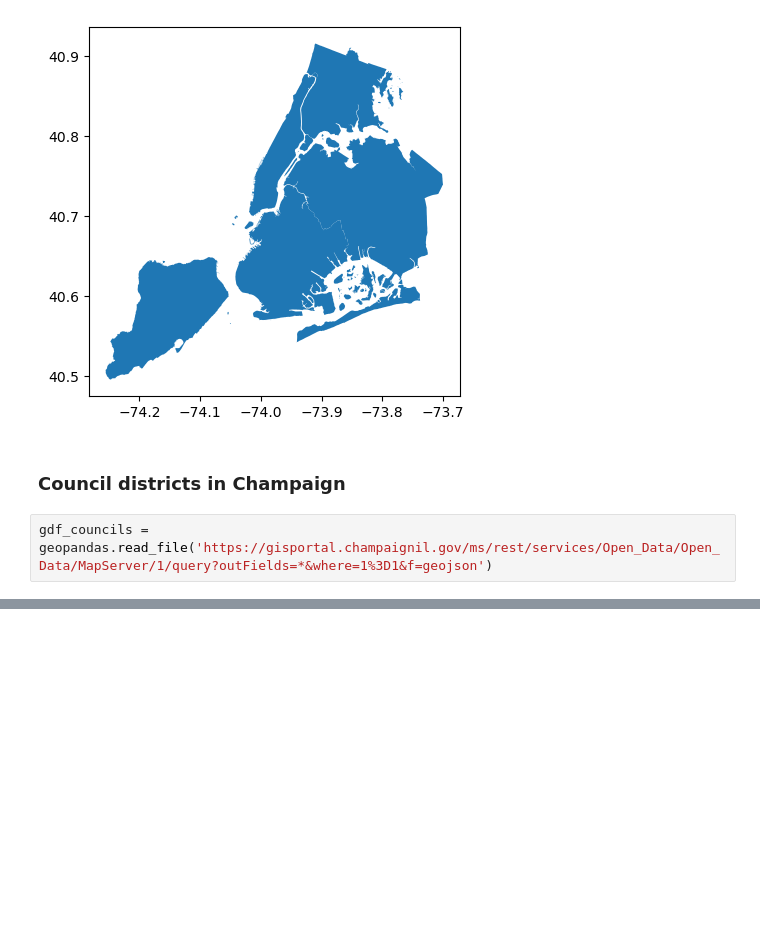
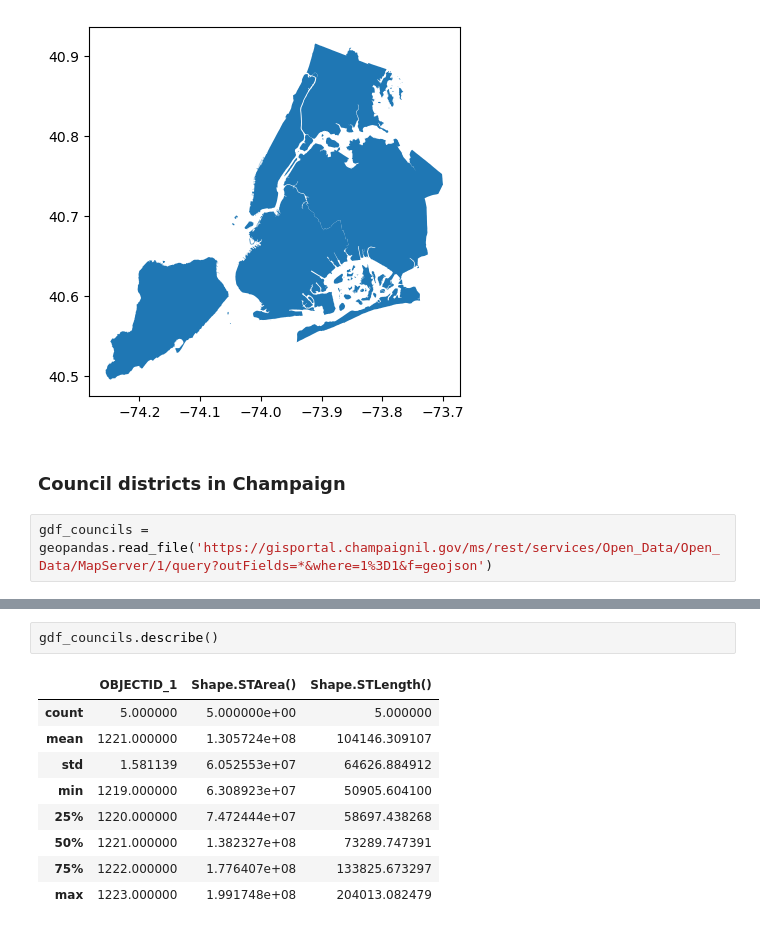
Before and after one commit to UIUC-iSchool-DataViz/is445_obuobg_spring2026, a Jupyter notebook: week07/inClass_week07.ipynb, the cells around one changed output, grey strips where cells are left out. Cells and saved outputs as stored; diff of their text form; blank space fills up the shorter version.

```diff
--- a/week07/inClass_week07.ipynb
+++ b/week07/inClass_week07.ipynb
@@ -163,3 +163,15 @@ gdf_councils
 | 2 | 1221 | 2 | Bob Pollett | 7.472444e+07 | 50905.604100 | POLYGON ((-88.2468 40.11261, -88.... |
 | 3 | 1222 | 5 | Vanna Pianfetti | 1.776407e+08 | 204013.082479 | POLYGON ((-88.31441 40.11698, -88... |
 | 4 | 1223 | 4 | Michael Foellmer | 6.308923e+07 | 58697.438268 | POLYGON ((-88.22877 40.11638, -88... |
+# %%
+gdf_councils.describe()
+# %% [output]
+|  | OBJECTID_1 | Shape.STArea() | Shape.STLength() |
+| count | 5.000000 | 5.000000e+00 | 5.000000 |
+| mean | 1221.000000 | 1.305724e+08 | 104146.309107 |
+| std | 1.581139 | 6.052553e+07 | 64626.884912 |
+| min | 1219.000000 | 6.308923e+07 | 50905.604100 |
+| 25% | 1220.000000 | 7.472444e+07 | 58697.438268 |
+| 50% | 1221.000000 | 1.382327e+08 | 73289.747391 |
+| 75% | 1222.000000 | 1.776407e+08 | 133825.673297 |
+| max | 1223.000000 | 1.991748e+08 | 204013.082479 |
```
